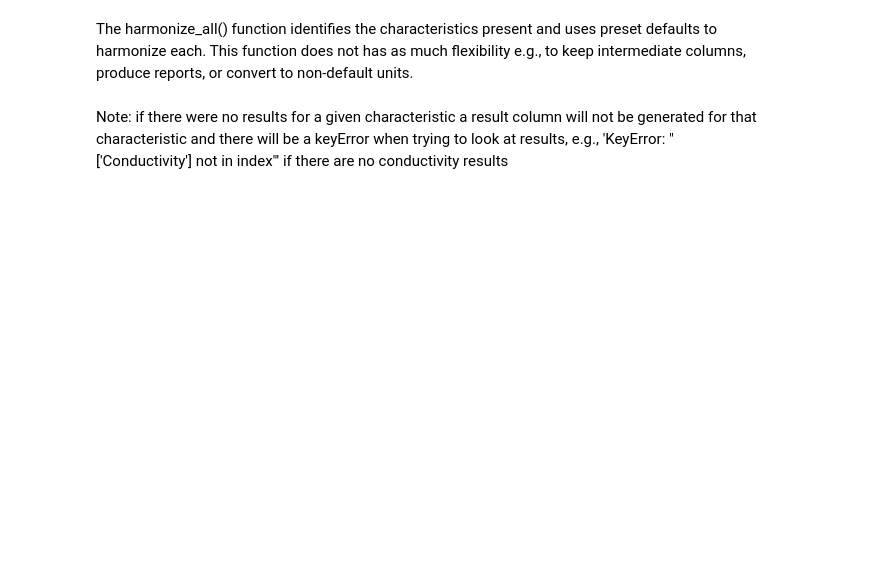
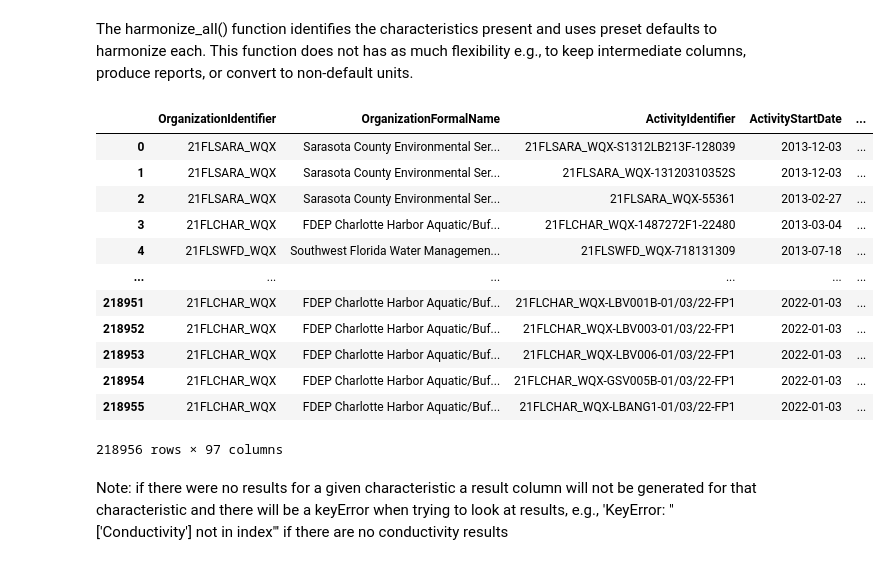
Before and after one commit to USEPA/harmonize-wq, a Jupyter notebook: demos/Harmonize_GOM.ipynb, the cells around one changed output. Cells and saved outputs as stored; diff of their text form; code cells hidden in the pictures; blank space fills up the shorter version.

```diff
--- a/demos/Harmonize_GOM.ipynb
+++ b/demos/Harmonize_GOM.ipynb
@@ -16,11 +18,9 @@ import dataretrieval.wqp as wqp
 # %%
 # Read geometry for Area of Interest from local file
-i = 1  #Index for the estuary to retrieve (UPDATE EACH TIME)
-
 # If saving results locally set file names for outputs
-out_dir = r'D:\Local_GIS\NCCA'  # UPDATE ONCE WITH TEMP DIRECTORY
-aoi_dir = os.path.join(out_dir, r'NCCA_2020_dissolvedon_EDACDA_NM.shp')
-aoi_gdf_all = geopandas.read_file(aoi_dir)
+out_dir = r'D:\code\harmonize-wq\harmonize_wq\tests\data'  # UPDATE ONCE WITH TEMP DIRECTORY
+aoi_dir = os.path.join(out_dir, r'NCCA_dissolved_GOM.shp')
+aoi_gdf_all = wrangle.as_gdf(aoi_dir)
 
 # WGS 1984 for WQP query
 aoi_gdf_all = aoi_gdf_all.to_crs(epsg=4326)
@@ -99,9 +125,23 @@ The harmonize_all() function identifies the characteristics present and uses pre
 # %%
 # Harmonize all
 # Note that errors='skip' or 'ignore' will be needed to supress errors in dimensionality in some cases
 # such errors occur when a unit can not be converted to the desired unit (e.g., degC to m)
-df = harmonize.harmonize_all(df)
+df = harmonize.harmonize_all(df, errors='ignore')
 df
+# %% [output]
+|  | OrganizationIdentifier | OrganizationFormalName | ActivityIdentifier | ActivityStartDate | ... |
+| 0 | 21FLSARA_WQX | Sarasota County Environmental Ser... | 21FLSARA_WQX-S1312LB213F-128039 | 2013-12-03 | ... |
+| 1 | 21FLSARA_WQX | Sarasota County Environmental Ser... | 21FLSARA_WQX-13120310352S | 2013-12-03 | ... |
+| 2 | 21FLSARA_WQX | Sarasota County Environmental Ser... | 21FLSARA_WQX-55361 | 2013-02-27 | ... |
+| 3 | 21FLCHAR_WQX | FDEP Charlotte Harbor Aquatic/Buf... | 21FLCHAR_WQX-1487272F1-22480 | 2013-03-04 | ... |
+| 4 | 21FLSWFD_WQX | Southwest Florida Water Managemen... | 21FLSWFD_WQX-718131309 | 2013-07-18 | ... |
+| ... | ... | ... | ... | ... | ... |
+| 218951 | 21FLCHAR_WQX | FDEP Charlotte Harbor Aquatic/Buf... | 21FLCHAR_WQX-LBV001B-01/03/22-FP1 | 2022-01-03 | ... |
+| 218952 | 21FLCHAR_WQX | FDEP Charlotte Harbor Aquatic/Buf... | 21FLCHAR_WQX-LBV003-01/03/22-FP1 | 2022-01-03 | ... |
+| 218953 | 21FLCHAR_WQX | FDEP Charlotte Harbor Aquatic/Buf... | 21FLCHAR_WQX-LBV006-01/03/22-FP1 | 2022-01-03 | ... |
+| 218954 | 21FLCHAR_WQX | FDEP Charlotte Harbor Aquatic/Buf... | 21FLCHAR_WQX-GSV005B-01/03/22-FP1 | 2022-01-03 | ... |
+| 218955 | 21FLCHAR_WQX | FDEP Charlotte Harbor Aquatic/Buf... | 21FLCHAR_WQX-LBANG1-01/03/22-FP1 | 2022-01-03 | ... |
+218956 rows × 97 columns
 # %%
 # Set standard columns to look through results
 cols = ['ResultMeasureValue', 'ResultMeasure/MeasureUnitCode', 'QA_flag']
```
Also changed, not shown: parts of 47 cells of this notebook.
